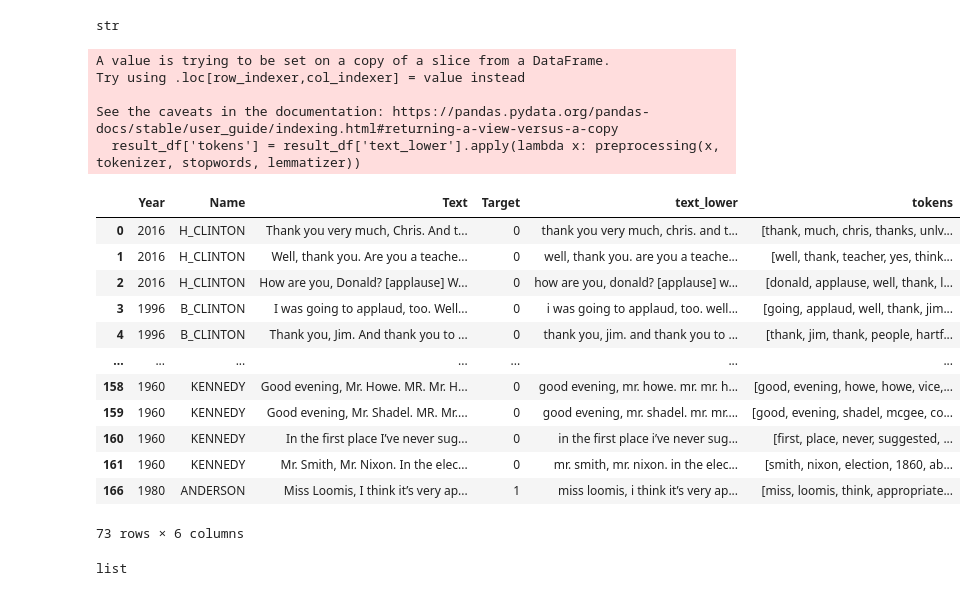
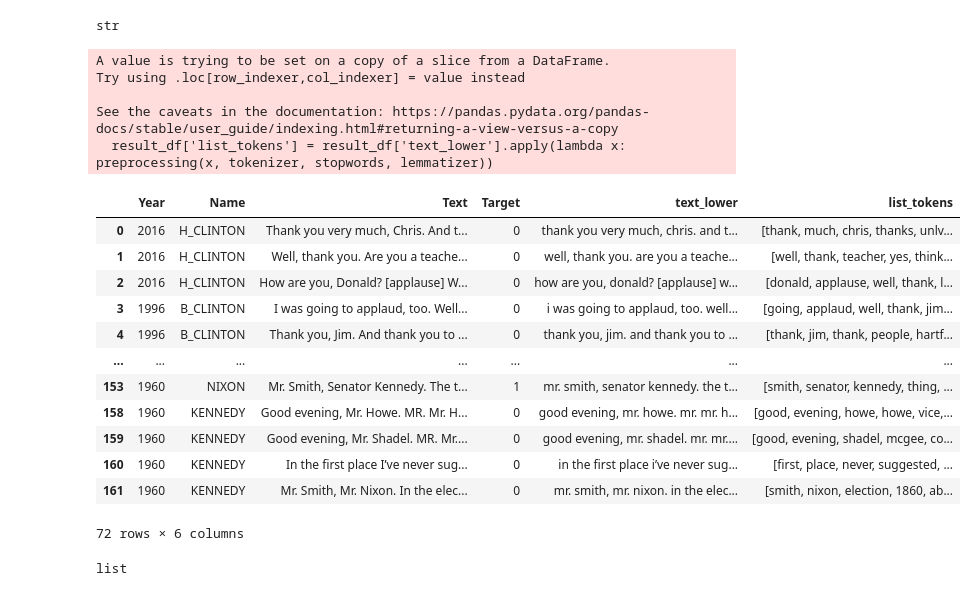
Before and after one commit to natehiatt/presidency_project, a Jupyter notebook: notebooks/shelley_scratch.ipynb, the cells around one changed output. Cells and saved outputs as stored; diff of their text form; code cells hidden in the pictures.

Commit message:
final cleaning of two new data frames and combining them with result_df into final_df.csv

```diff
--- a/notebooks/shelley_scratch.ipynb
+++ b/notebooks/shelley_scratch.ipynb
@@ -399,16 +399,17 @@ ANDERSON     1
 Name: count, dtype: int64
 # %%
 dems = ['B_CLINTON', 'OBAMA', 'GORE', 'CARTER', 'KENNEDY', 'H_CLINTON', 'KERRY', 'DUKAKIS', 'MONDALE']
-ind = ['DOLE', 'ANDERSON']
+ind = ['ANDERSON']
 
-result_df['Target'] = 2  # Default value for rows not matching dems or ind
+result_df['Target'] = 1  # Default value for rows not matching dems or ind
 
 for row in result_df['Name']:
     if row in dems:
         result_df.loc[result_df['Name'] == row, 'Target'] = 0
-    elif row in ind:
+    else:
         result_df.loc[result_df['Name'] == row, 'Target'] = 1
 
+result_df = result_df[result_df['Name'] != "ANDERSON"]
 result_df
 # %% [output]
 A value is trying to be set on a copy of a slice from a DataFrame.
@@ -493,0 +517,3 @@ Name: count, dtype: int64
+# %%
+result_df.rename(columns = {'tokens':'string_tokens'}, inplace = True)
+result_df.head()
@@ -564,27 +734,27 @@ def preprocessing(text, tokenizer, stopwords, lemmatizer):
     return tokens
 # %%
 # Apply the preprocessing function to the 'Text' column
-result_df['tokens'] = result_df['text_lower'].apply(lambda x: preprocessing(x, tokenizer, stopwords, lemmatizer))
+result_df['list_tokens'] = result_df['text_lower'].apply(lambda x: preprocessing(x, tokenizer, stopwords, lemmatizer))
 result_df
 # %% [output]
 A value is trying to be set on a copy of a slice from a DataFrame.
 Try using .loc[row_indexer,col_indexer] = value instead
 
 See the caveats in the documentation: https://pandas.pydata.org/pandas-docs/stable/user_guide/indexing.html#returning-a-view-versus-a-copy
-  result_df['tokens'] = result_df['text_lower'].apply(lambda x: preprocessing(x, tokenizer, stopwords, lemmatizer))
+  result_df['list_tokens'] = result_df['text_lower'].apply(lambda x: preprocessing(x, tokenizer, stopwords, lemmatizer))
-|  | Year | Name | Text | Target | text_lower | tokens |
+|  | Year | Name | Text | Target | text_lower | list_tokens |
 | 0 | 2016 | H_CLINTON | Thank you very much, Chris. And t... | 0 | thank you very much, chris. and t... | [thank, much, chris, thanks, unlv... |
 | 1 | 2016 | H_CLINTON | Well, thank you. Are you a teache... | 0 | well, thank you. are you a teache... | [well, thank, teacher, yes, think... |
 | 2 | 2016 | H_CLINTON | How are you, Donald? [applause] W... | 0 | how are you, donald? [applause] w... | [donald, applause, well, thank, l... |
 | 3 | 1996 | B_CLINTON | I was going to applaud, too. Well... | 0 | i was going to applaud, too. well... | [going, applaud, well, thank, jim... |
 | 4 | 1996 | B_CLINTON | Thank you, Jim. And thank you to ... | 0 | thank you, jim. and thank you to ... | [thank, jim, thank, people, hartf... |
 | ... | ... | ... | ... | ... | ... | ... |
+| 153 | 1960 | NIXON | Mr. Smith, Senator Kennedy. The t... | 1 | mr. smith, senator kennedy. the t... | [smith, senator, kennedy, thing, ... |
 | 158 | 1960 | KENNEDY | Good evening, Mr. Howe. MR. Mr. H... | 0 | good evening, mr. howe. mr. mr. h... | [good, evening, howe, howe, vice,... |
 | 159 | 1960 | KENNEDY | Good evening, Mr. Shadel. MR. Mr.... | 0 | good evening, mr. shadel. mr. mr.... | [good, evening, shadel, mcgee, co... |
 | 160 | 1960 | KENNEDY | In the first place I’ve never sug... | 0 | in the first place i’ve never sug... | [first, place, never, suggested, ... |
 | 161 | 1960 | KENNEDY | Mr. Smith, Mr. Nixon. In the elec... | 0 | mr. smith, mr. nixon. in the elec... | [smith, nixon, election, 1860, ab... |
-| 166 | 1980 | ANDERSON | Miss Loomis, I think it’s very ap... | 1 | miss loomis, i think it’s very ap... | [miss, loomis, think, appropriate... |
-73 rows × 6 columns
+72 rows × 6 columns
 # %%
 # preprocessing("test of a string blah,", tokenizer, stopwords, lemmatizer)
 # %%
```
Also changed, not shown: parts of 35 cells of this notebook, 3 other files.
